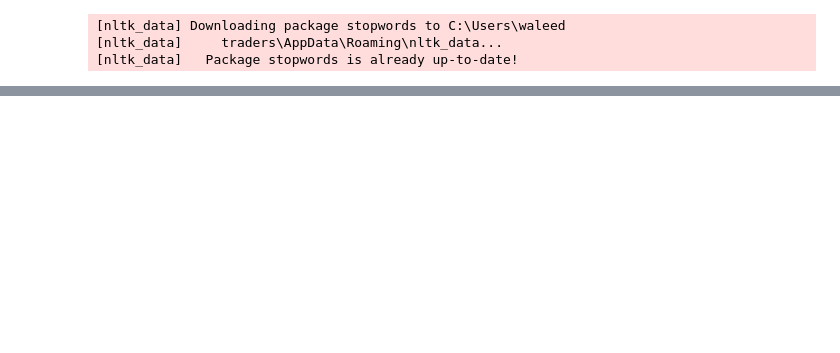
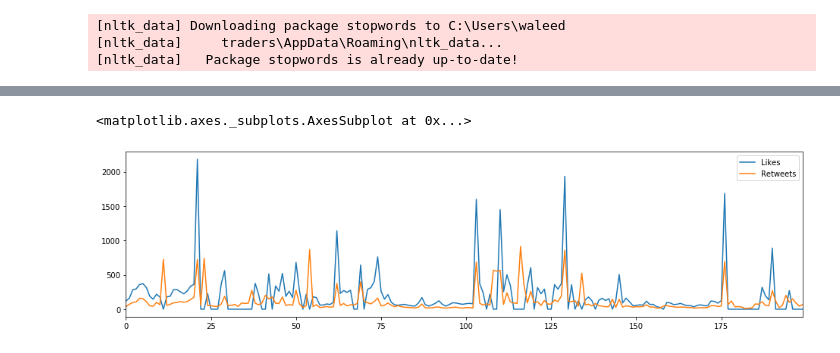
Before and after one commit to AnwarJamal16/Blogpost, a Jupyter notebook: sentiment_analysis.ipynb, the cells around one changed output, grey strips where cells are left out. Cells and saved outputs as stored; diff of their text form; code cells hidden in the pictures; blank space fills up the shorter version.

```diff
--- a/sentiment_analysis.ipynb
+++ b/sentiment_analysis.ipynb
@@ -27,0 +52,15 @@ from wordcloud import WordCloud,STOPWORDS
+# %%
+tweet_extract = app_auth()
+
+# input for term to be searched and how many tweets to search
+
+search_term = input("Enter keyword or tag to search: ")
+no_of_terms = int(input("Enter no: of tweets to search: "))
+
+tweets = tweet_extract.user_timeline(screen_name = search_term, count = no_of_terms)
+print("number of tweets extracted: {}.\n".format(len(tweets)))
+
+print("10 latest tweets are :\n")
+for tweet in tweets[:10]:
+    print(tweet.text)
+    print('\n')
@@ -27,0 +143,12 @@ from wordcloud import WordCloud,STOPWORDS
+# %%
+# Create a series from array
+tweets_liked = pd.Series(data = df['Likes'].values)
+tweets_retweeted = pd.Series(data = df['Retweets'].values)
+# %%
+# Likes vs retweets visualization:
+
+tweets_liked.plot(figsize=(16,4), label="Likes", legend=True)
+tweets_retweeted.plot(figsize=(16,4), label="Retweets", legend=True)
+# %% [output]
+<matplotlib.axes._subplots.AxesSubplot at 0x...>
+[figure, added]
```
Also changed, not shown: parts of 12 cells of this notebook, 1 other file.
